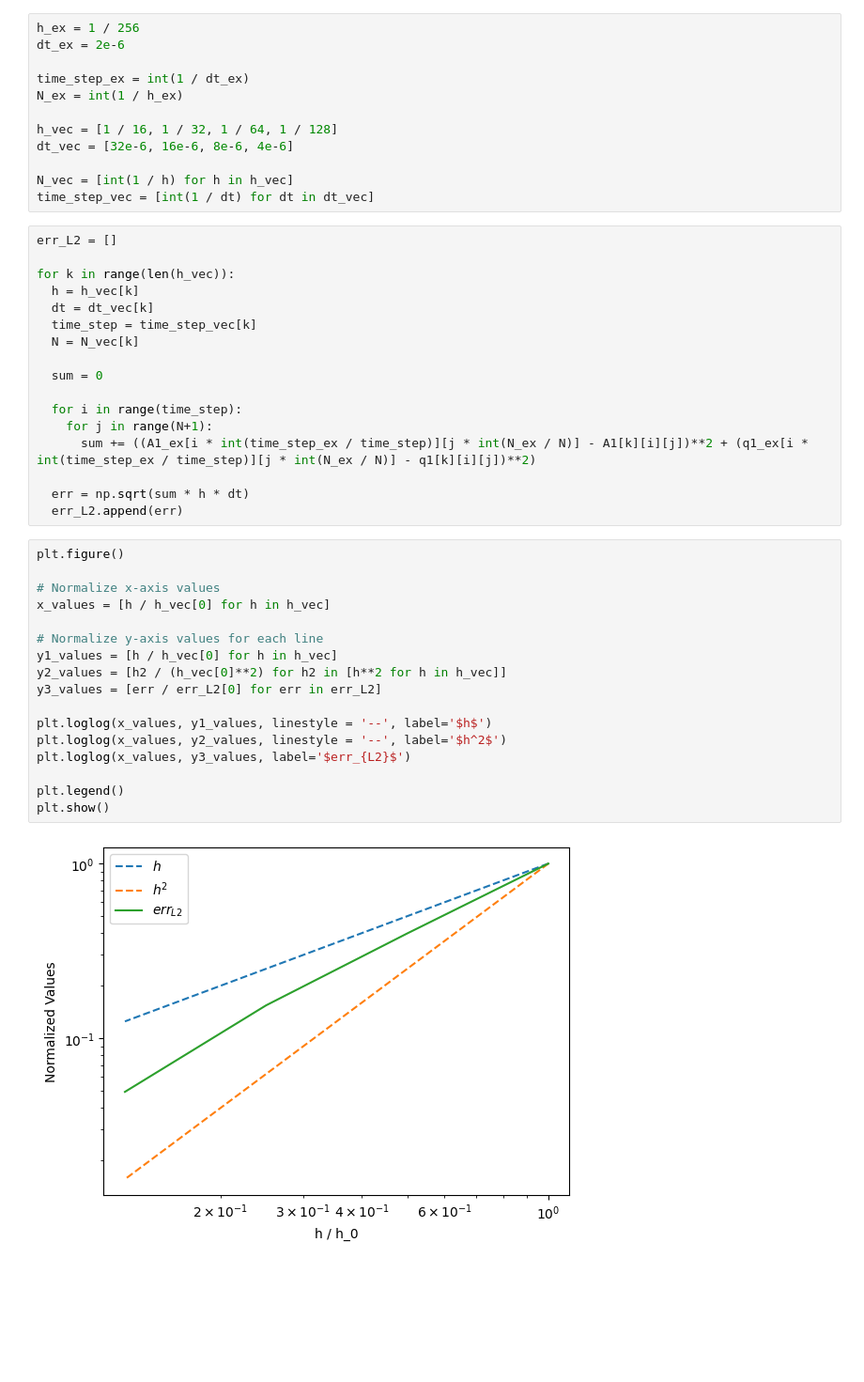
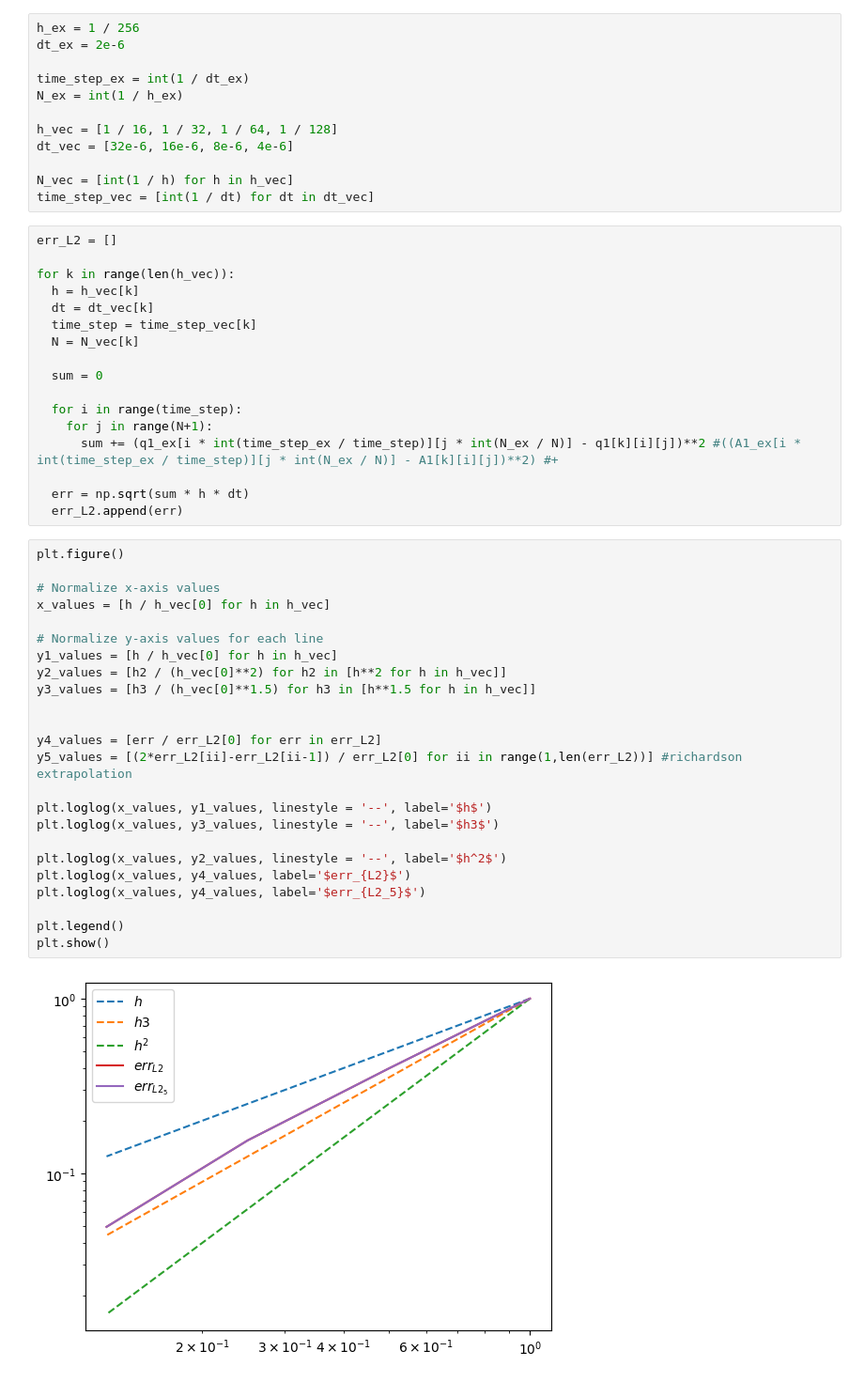
Before and after one commit to Riky2014/Tesi, a Jupyter notebook: Convergence_rate.ipynb, the cells around one changed output. Shown at 94% size. Saved outputs shown, nothing was run; the diff lists cells and outputs as text; blank space fills up the shorter version.

Commit message:
added h^3/2 and richardson extrapolation

```diff
--- a/Convergence_rate.ipynb
+++ b/Convergence_rate.ipynb
@@ -61,26 +61,33 @@ for k in range(len(h_vec)):
 
   for i in range(time_step):
     for j in range(N+1):
-      sum += ((A1_ex[i * int(time_step_ex / time_step)][j * int(N_ex / N)] - A1[k][i][j])**2 + (q1_ex[i * int(time_step_ex / time_step)][j * int(N_ex / N)] - q1[k][i][j])**2)
+      sum += (q1_ex[i * int(time_step_ex / time_step)][j * int(N_ex / N)] - q1[k][i][j])**2 #((A1_ex[i * int(time_step_ex / time_step)][j * int(N_ex / N)] - A1[k][i][j])**2) #+
 
   err = np.sqrt(sum * h * dt)
   err_L2.append(err)
 # %%
 plt.figure()
 
 # Normalize x-axis values
 x_values = [h / h_vec[0] for h in h_vec]
 
 # Normalize y-axis values for each line
 y1_values = [h / h_vec[0] for h in h_vec]
 y2_values = [h2 / (h_vec[0]**2) for h2 in [h**2 for h in h_vec]]
-y3_values = [err / err_L2[0] for err in err_L2]
+y3_values = [h3 / (h_vec[0]**1.5) for h3 in [h**1.5 for h in h_vec]]
+
+
+y4_values = [err / err_L2[0] for err in err_L2]
+y5_values = [(2*err_L2[ii]-err_L2[ii-1]) / err_L2[0] for ii in range(1,len(err_L2))] #richardson extrapolation
 
 plt.loglog(x_values, y1_values, linestyle = '--', label='$h$')
+plt.loglog(x_values, y3_values, linestyle = '--', label='$h3$')
+
 plt.loglog(x_values, y2_values, linestyle = '--', label='$h^2$')
-plt.loglog(x_values, y3_values, label='$err_{L2}$')
+plt.loglog(x_values, y4_values, label='$err_{L2}$')
+plt.loglog(x_values, y4_values, label='$err_{L2_5}$')
 
 plt.legend()
 plt.show()
 # %% [output]
-[figure, old version]
+[figure, new version]
```
Also changed, not shown: parts of 1 cell of this notebook.
